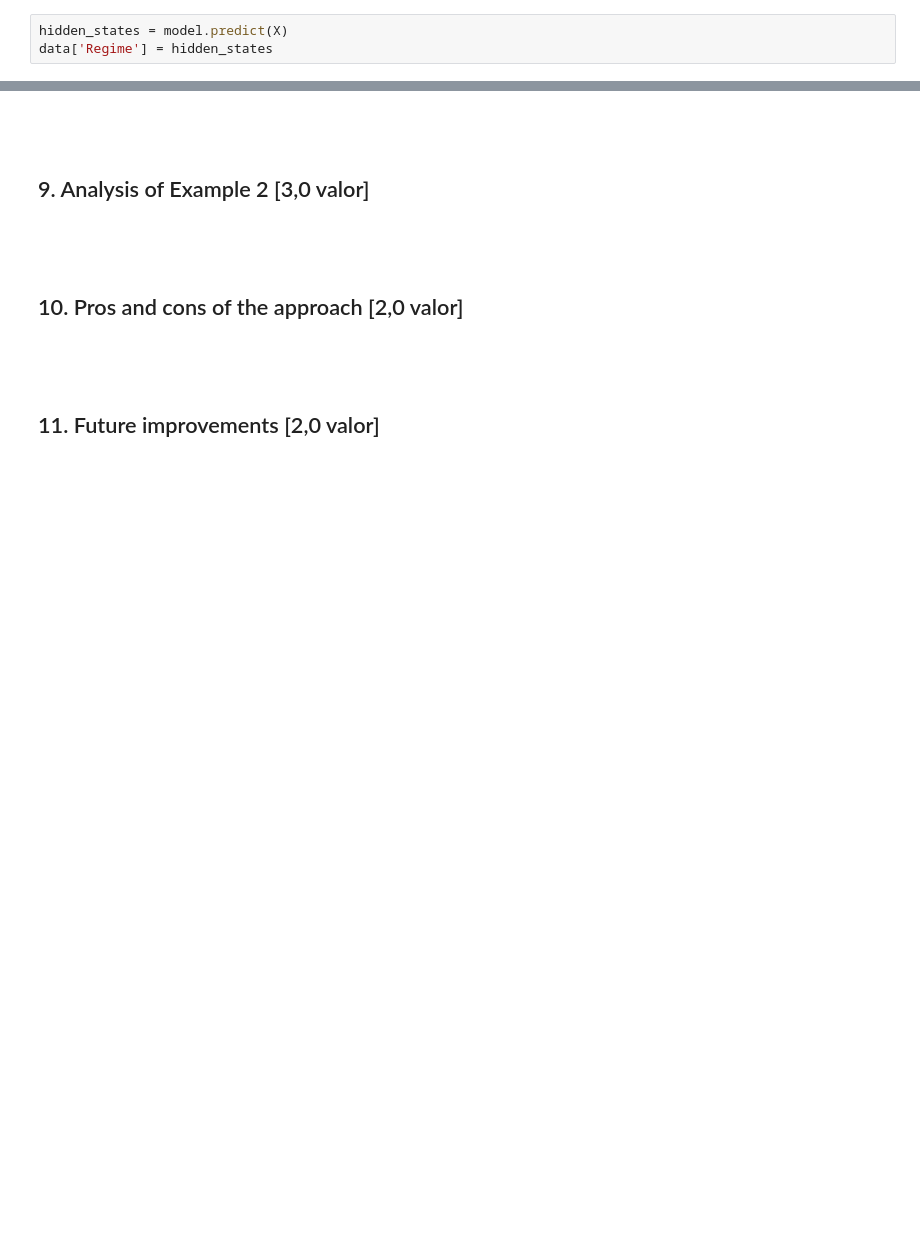
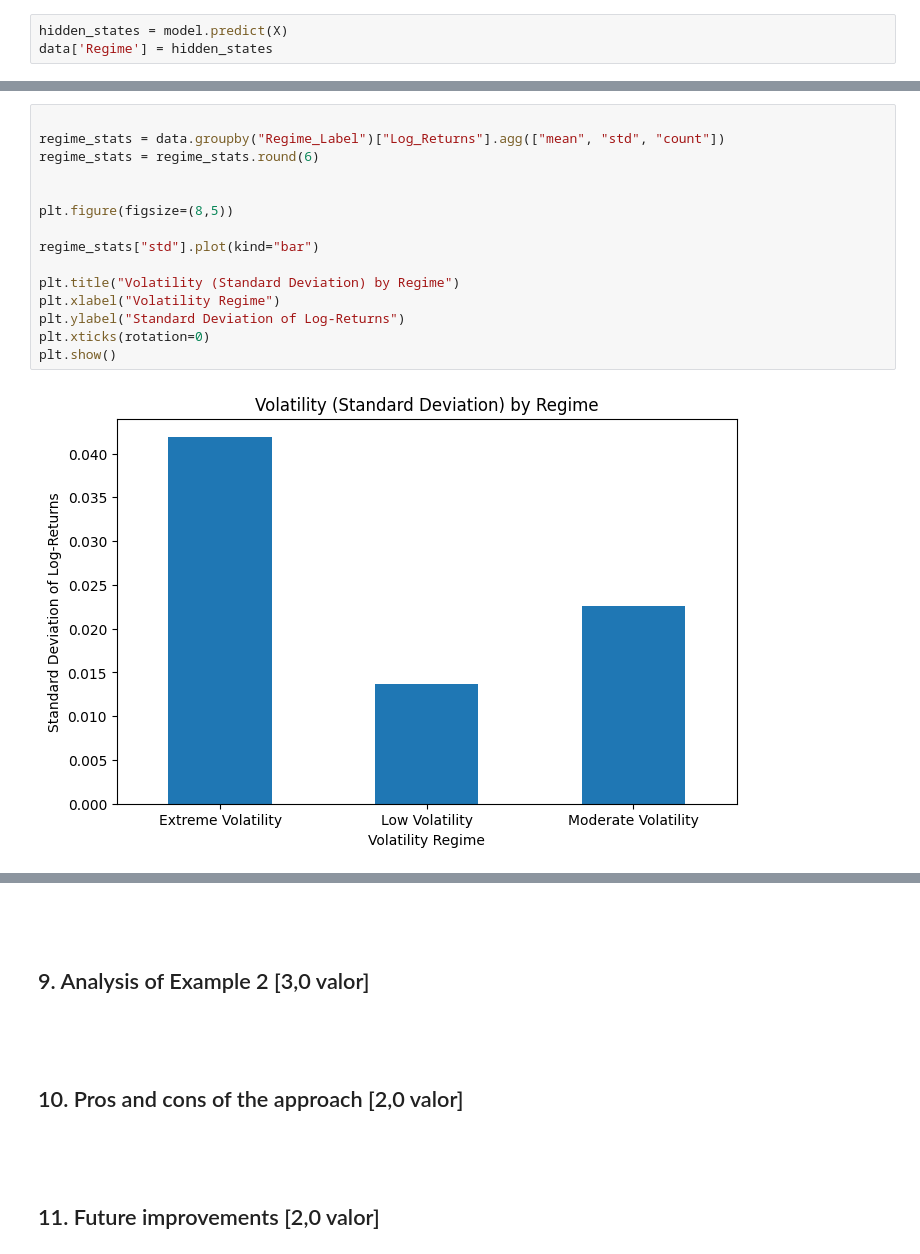
Before and after one commit to jvbdf/tmbd_work2, a Jupyter notebook: HMM_updated.ipynb, the cells around one changed output, grey strips where cells are left out. Cells and saved outputs as stored; diff of their text form; blank space fills up the shorter version.

```diff
--- a/HMM_updated.ipynb
+++ b/HMM_updated.ipynb
@@ -252,0 +321,17 @@ Regime 2 (Extreme Volatility):
+# %%
+
+regime_stats = data.groupby("Regime_Label")["Log_Returns"].agg(["mean", "std", "count"])
+regime_stats = regime_stats.round(6)
+
+
+plt.figure(figsize=(8,5))
+
+regime_stats["std"].plot(kind="bar")
+
+plt.title("Volatility (Standard Deviation) by Regime")
+plt.xlabel("Volatility Regime")
+plt.ylabel("Standard Deviation of Log-Returns")
+plt.xticks(rotation=0)
+plt.show()
+# %% [output]
+[figure, added]
```
Also changed, not shown: parts of 26 cells of this notebook, 2 other files.
